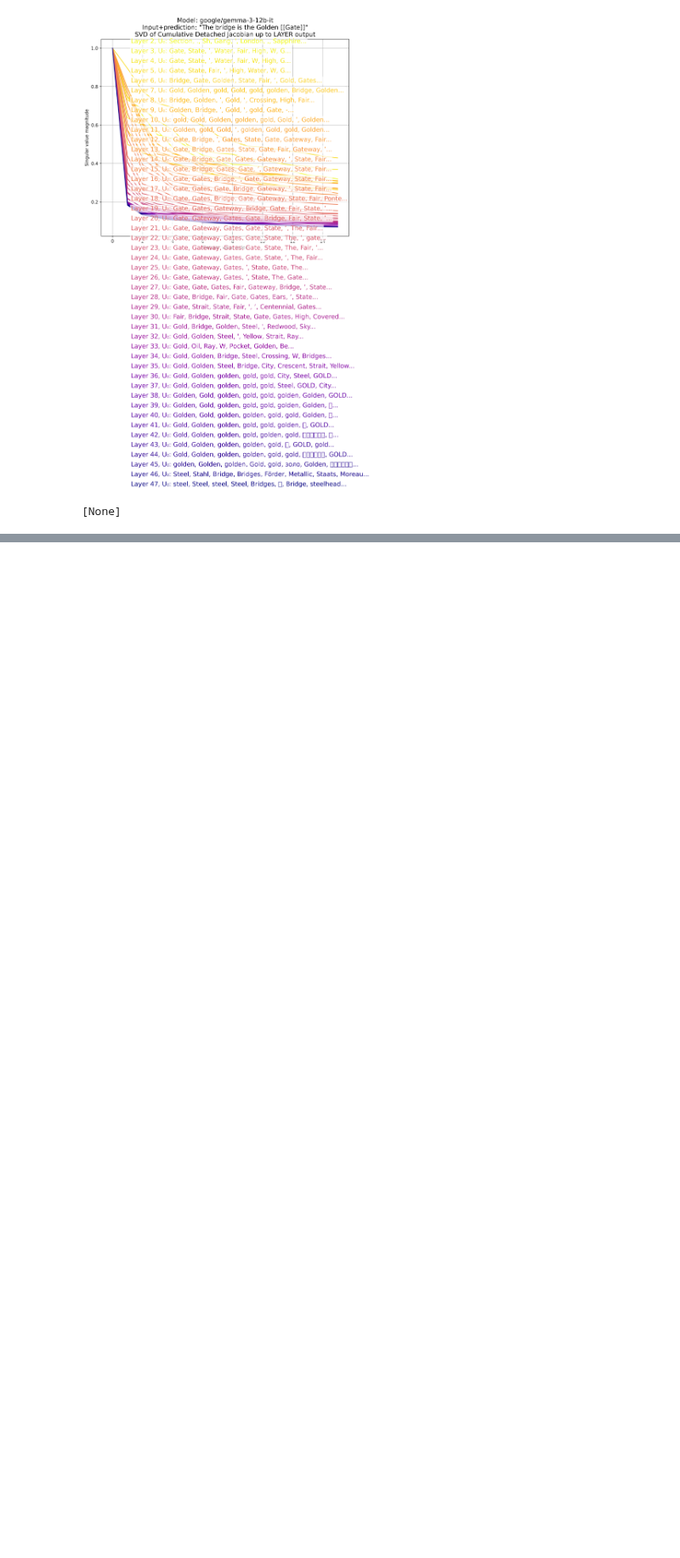
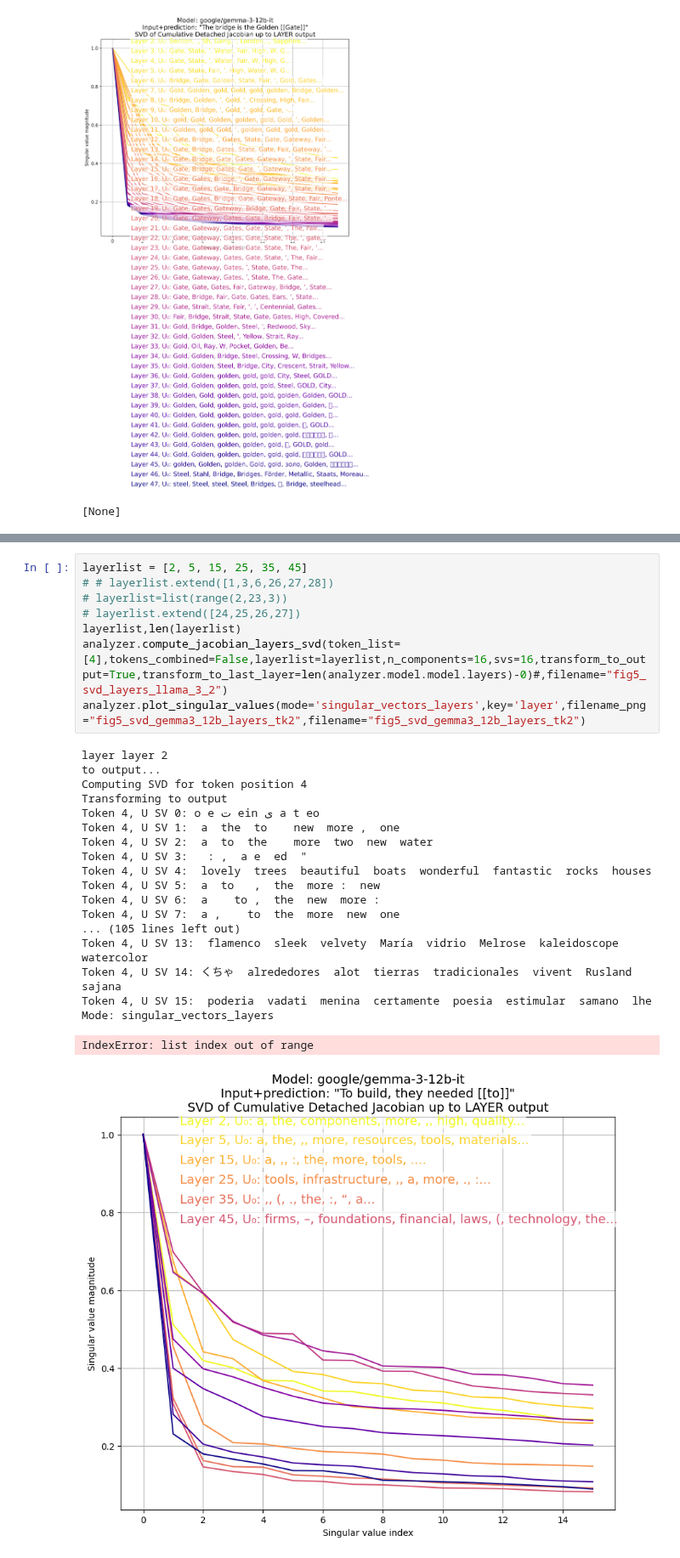
Before and after one commit to jamesgolden1/equivalent-linear-LLMs, a Jupyter notebook: notebooks/gemma_3/gemma_3_12B_locally_linear_steering.ipynb, the cells around one changed output, grey strips where cells are left out. Shown at 85% size. Saved outputs shown, nothing was run; the diff lists cells and outputs as text; blank space fills up the shorter version.

```diff
--- a/notebooks/gemma_3/gemma_3_12B_locally_linear_steering.ipynb
+++ b/notebooks/gemma_3/gemma_3_12B_locally_linear_steering.ipynb
@@ -214,0 +324,28 @@ pngs = !ls -l *.png
+# %%
+layerlist = [2, 5, 15, 25, 35, 45]
+# # layerlist.extend([1,3,6,26,27,28])
+# layerlist=list(range(2,23,3))
+# layerlist.extend([24,25,26,27])
+layerlist,len(layerlist)
+analyzer.compute_jacobian_layers_svd(token_list=[4],tokens_combined=False,layerlist=layerlist,n_components=16,svs=16,transform_to_output=True,transform_to_last_layer=len(analyzer.model.model.layers)-0)#,filename="fig5_svd_layers_llama_3_2")
+analyzer.plot_singular_values(mode='singular_vectors_layers',key='layer',filename_png="fig5_svd_gemma3_12b_layers_tk2",filename="fig5_svd_gemma3_12b_layers_tk2")
+# %% [output]
+layer layer 2
+to output...
+Computing SVD for token position 4
+Transforming to output
+Token 4, U SV 0: o e ت ein ی a t eo
+Token 4, U SV 1:  a  the  to    new  more ,  one
+Token 4, U SV 2:  a  to  the    more  two  new  water
+Token 4, U SV 3:   : ,  a e  ed  "
+Token 4, U SV 4:  lovely  trees  beautiful  boats  wonderful  fantastic  rocks  houses
+Token 4, U SV 5:  a  to   ,  the  more :  new
+Token 4, U SV 6:  a    to ,  the  new  more :
+Token 4, U SV 7:  a ,    to  the  more  new  one
+... (105 lines left out)
+Token 4, U SV 13:  flamenco  sleek  velvety  María  vidrio  Melrose  kaleidoscope  watercolor
+Token 4, U SV 14: くちゃ  alrededores  alot  tierras  tradicionales  vivent  Rusland  sajana
+Token 4, U SV 15:  poderia  vadati  menina  certamente  poesia  estimular  samano  lhe
+Mode: singular_vectors_layers
+IndexError: list index out of range
+[figure, added]
```
Also changed, not shown: parts of 5 cells of this notebook.
